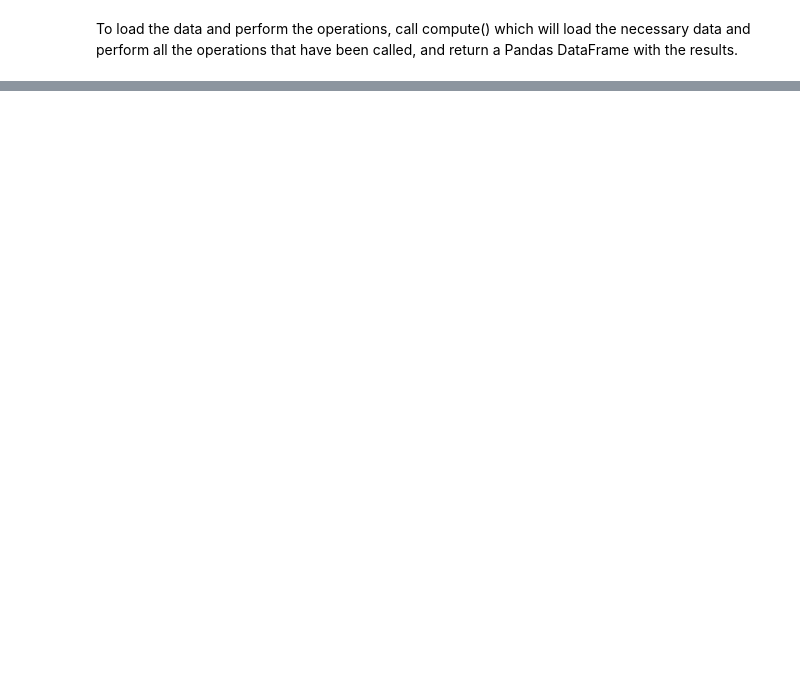
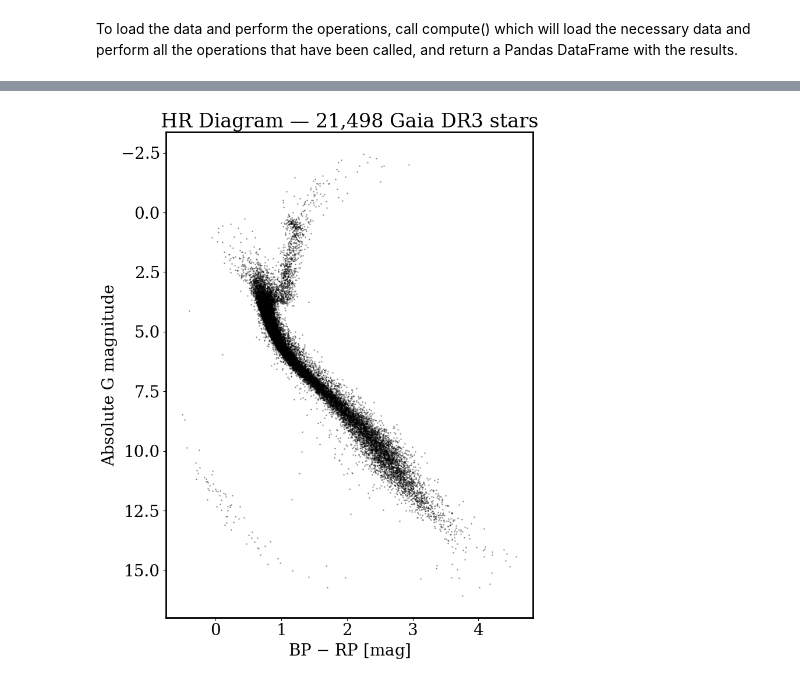
Before and after one commit to AstroAI-CfA/tutorial-lsdb, a Jupyter notebook: tutorials/Notebook_1_Intro.ipynb, the cells around one changed output, grey strips where cells are left out. Saved outputs shown, nothing was run; the diff lists cells and outputs as text; code cells hidden in the pictures; blank space fills up the shorter version.

```diff
--- a/tutorials/Notebook_1_Intro.ipynb
+++ b/tutorials/Notebook_1_Intro.ipynb
@@ -295,10 +180,7 @@ We are now ready to do a crossmatch between ZTF and GAIA. Let us try to find ZTF
 # %%
 %%time
-# Load ZTF and specify the margin cache (see extra topics at the end)!
-ztf_object_full = lsdb.open_catalog(ztf_object_path, margin_cache=ztf_object_margin_path, columns=["ra", "dec", 'nobs_g', 'nobs_r'], search_filter=cone_search)
-
-# Load Gaia DR3 with columns we need
-gaia_ra_dec = lsdb.open_catalog(gaia_path,
-                                columns=["ra", "dec", "parallax", 'parallax_over_error', 'teff_gspphot', 'logg_gspphot', 'classprob_dsc_combmod_star'],
-                                search_filter=cone_search)
+# Filter lazily, then compute
+gaia_hr_catalog = gaia_cone.query("parallax_over_error > 30 and parallax > 0")
+gaia_hr = gaia_hr_catalog.compute()
+print(f"Stars with parallax_over_error > 30: {len(gaia_hr):,}")
 # %% [output]
@@ -307,10 +190,5 @@ Wall time: 3.6 s
 # %%
-%%time
-# crossmatch ZTF + Gaia + filter to get FGK dwarf stars
-_all_sky_object = gaia_ra_dec.crossmatch(ztf_object_full).query(
-    "nobs_g_ztf_dr14 > 50 and nobs_r_ztf_dr14 > 50 and \
-    parallax_gaia > 0 and parallax_over_error_gaia > 5 and \
-    teff_gspphot_gaia > 5380 and teff_gspphot_gaia < 7220 and logg_gspphot_gaia > 4.5 \
-    and logg_gspphot_gaia < 4.72 and classprob_dsc_combmod_star_gaia > 0.5"
-)
+# Absolute G magnitude from parallax (in mas)
+gaia_hr["G_abs"] = gaia_hr["phot_g_mean_mag"] + 5 * np.log10(gaia_hr["parallax"]) - 10
+gaia_hr.head()
 # %% [output]
@@ -319,3 +203,13 @@ Wall time: 4.37 s
 # %%
-# This will take a while, as it is a crossmatch of two large catalogs that we have to pull over the network
-gaia_ztf_xmatch = _all_sky_object.compute()
+fig, ax = plt.subplots(figsize=(8, 10))
+ax.scatter(gaia_hr["bp_rp"], gaia_hr["G_abs"], s=1, alpha=0.3, color="black", rasterized=True)
+ax.set_xlabel("BP $-$ RP [mag]")
+ax.set_ylabel("Absolute G magnitude")
+ax.set_title(
+    f"HR Diagram — {len(gaia_hr):,} Gaia DR3 stars"
+)
+ax.invert_yaxis()
+plt.tight_layout()
+plt.show()
+# %% [output]
+[figure, added]
```
Also changed, not shown: parts of 48 cells of this notebook, 25 other files.
